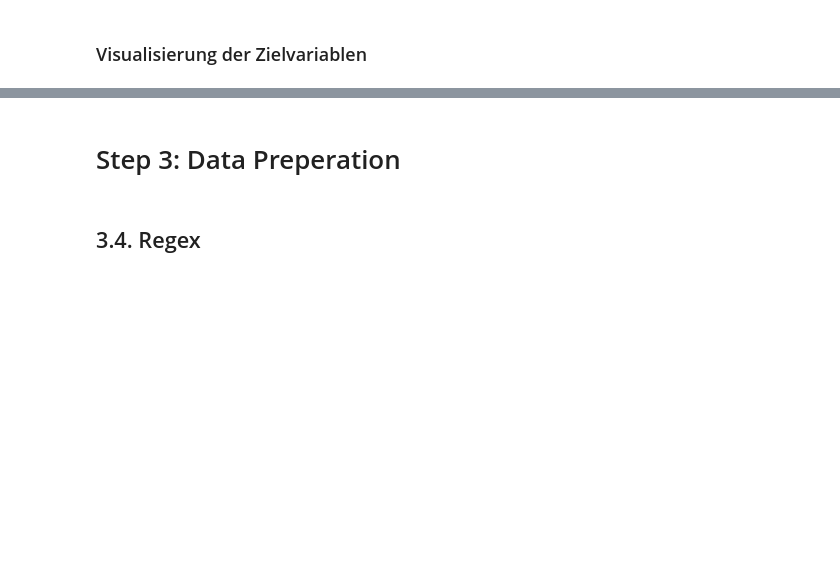
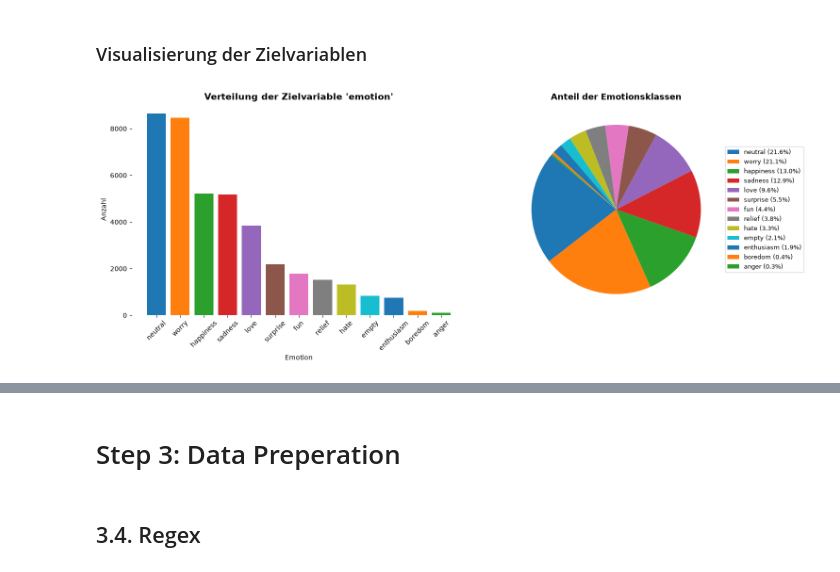
Before and after one commit to Anas2308/Neue_Konzepte_Portfolio, a Jupyter notebook: notebooks/manuel.ipynb, the cells around one changed output, grey strips where cells are left out. Saved outputs shown, nothing was run; the diff lists cells and outputs as text; code cells hidden in the pictures; blank space fills up the shorter version.

```diff
--- a/notebooks/manuel.ipynb
+++ b/notebooks/manuel.ipynb
@@ -106,23 +143,23 @@ df.describe()
 # %%
 values = df["emotion"].value_counts()
 labels = values.index
 colors = plt.cm.tab10.colors
 
-pct_labels = [f"{l} ({v/values.sum()*100:.1f}%)" for l, v in zip(labels, values)]
-
 fig, (ax_bar, ax_pie) = plt.subplots(1, 2, figsize=(16, 6))
 
 bars = ax_bar.bar(labels, values, color=colors[:len(labels)])
-ax_bar.set_title("Verteilung der Zielvariable 'emotion'", fontsize=14)
+ax_bar.set_title("Verteilung der Zielvariable 'emotion'", fontsize=14, fontweight="bold")
 ax_bar.set_xlabel("Emotion")
 ax_bar.set_ylabel("Anzahl")
 ax_bar.tick_params(axis="x", rotation=45)
 ax_bar.spines[:].set_visible(False)
-_ = ax_bar.bar_label(bars, padding=5, fontsize=8)
 
+pct_labels = [f"{l} ({v/values.sum()*100:.1f}%)" for l, v in zip(labels, values)]
 wedges, _ = ax_pie.pie(values, colors=colors[:len(labels)], startangle=140)
-ax_pie.set_title("Anteil der Emotionsklassen", fontsize=13)
+ax_pie.set_title("Anteil der Emotionsklassen", fontsize=13, fontweight="bold")
 ax_pie.legend(wedges, pct_labels, loc="center left", bbox_to_anchor=(1, 0.5), fontsize=9)
 
 plt.tight_layout()
 plt.show()
+# %% [output]
+[figure, added]
```
Also changed, not shown: parts of 71 cells of this notebook.
